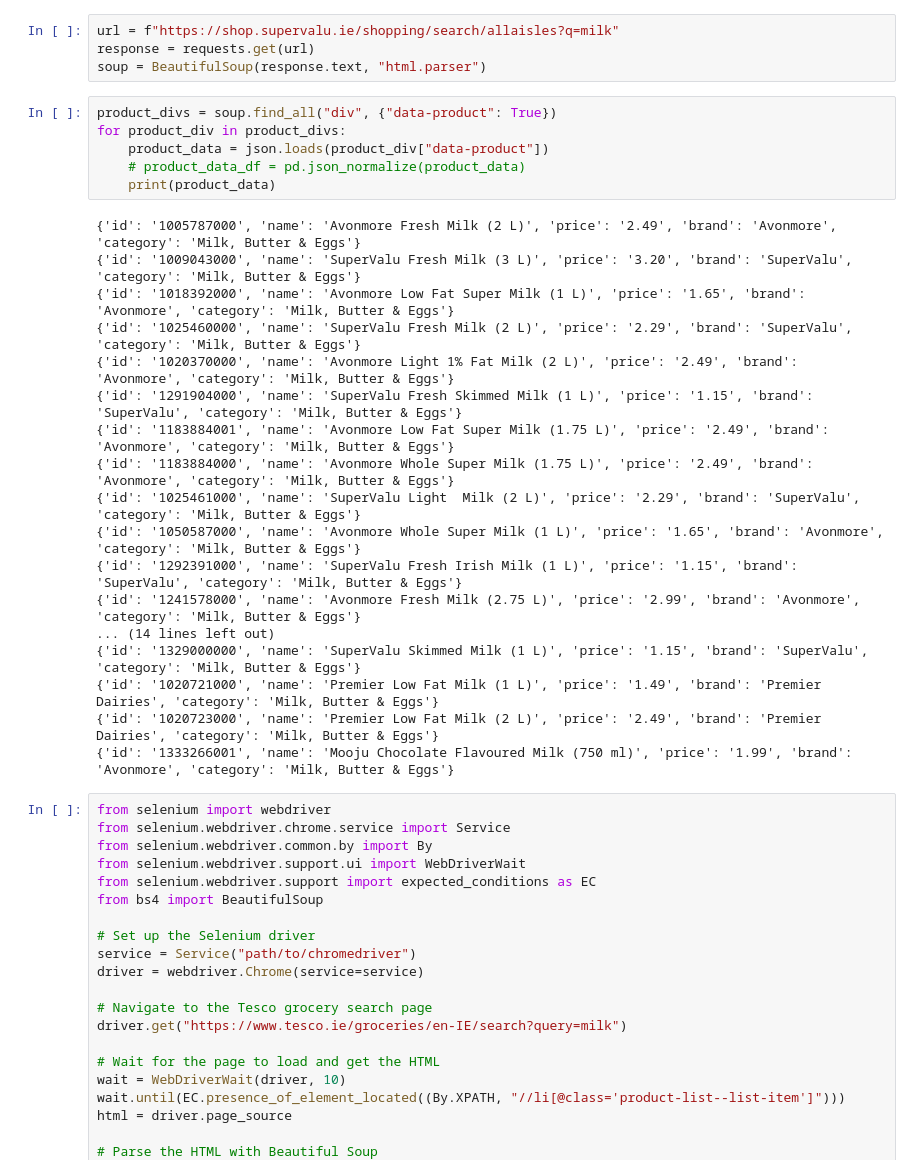
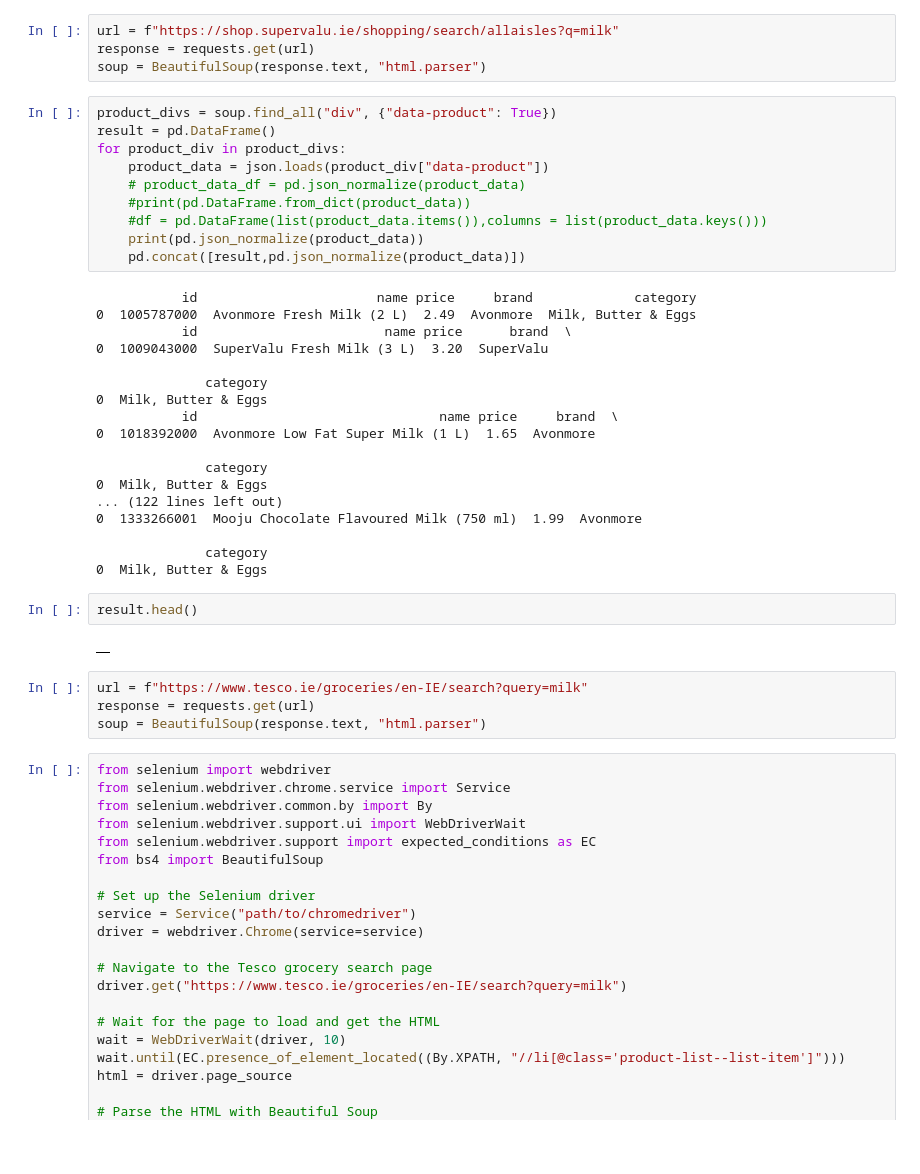
Before and after one commit to Akash2206/Python_CA2, a Jupyter notebook: Python_CA2_Akash_Satpute.ipynb, the cells around one changed output. Saved outputs shown, nothing was run; the diff lists cells and outputs as text; blank space fills up the shorter version.

Commit message:
converting the supervalu result in pandas dataframe

```diff
--- a/Python_CA2_Akash_Satpute.ipynb
+++ b/Python_CA2_Akash_Satpute.ipynb
@@ -9,28 +9,40 @@ response = requests.get(url)
 soup = BeautifulSoup(response.text, "html.parser")
 # %%
 product_divs = soup.find_all("div", {"data-product": True})
+result = pd.DataFrame()
 for product_div in product_divs:
     product_data = json.loads(product_div["data-product"])
     # product_data_df = pd.json_normalize(product_data)
-    print(product_data)
+    #print(pd.DataFrame.from_dict(product_data))
+    #df = pd.DataFrame(list(product_data.items()),columns = list(product_data.keys()))
+    print(pd.json_normalize(product_data))
+    pd.concat([result,pd.json_normalize(product_data)])
 # %% [output]
-{'id': '1005787000', 'name': 'Avonmore Fresh Milk (2 L)', 'price': '2.49', 'brand': 'Avonmore', 'category': 'Milk, Butter & Eggs'}
-{'id': '1009043000', 'name': 'SuperValu Fresh Milk (3 L)', 'price': '3.20', 'brand': 'SuperValu', 'category': 'Milk, Butter & Eggs'}
-{'id': '1018392000', 'name': 'Avonmore Low Fat Super Milk (1 L)', 'price': '1.65', 'brand': 'Avonmore', 'category': 'Milk, Butter & Eggs'}
-{'id': '1025460000', 'name': 'SuperValu Fresh Milk (2 L)', 'price': '2.29', 'brand': 'SuperValu', 'category': 'Milk, Butter & Eggs'}
-{'id': '1020370000', 'name': 'Avonmore Light 1% Fat Milk (2 L)', 'price': '2.49', 'brand': 'Avonmore', 'category': 'Milk, Butter & Eggs'}
-{'id': '1291904000', 'name': 'SuperValu Fresh Skimmed Milk (1 L)', 'price': '1.15', 'brand': 'SuperValu', 'category': 'Milk, Butter & Eggs'}
-{'id': '1183884001', 'name': 'Avonmore Low Fat Super Milk (1.75 L)', 'price': '2.49', 'brand': 'Avonmore', 'category': 'Milk, Butter & Eggs'}
-{'id': '1183884000', 'name': 'Avonmore Whole Super Milk (1.75 L)', 'price': '2.49', 'brand': 'Avonmore', 'category': 'Milk, Butter & Eggs'}
-{'id': '1025461000', 'name': 'SuperValu Light  Milk (2 L)', 'price': '2.29', 'brand': 'SuperValu', 'category': 'Milk, Butter & Eggs'}
-{'id': '1050587000', 'name': 'Avonmore Whole Super Milk (1 L)', 'price': '1.65', 'brand': 'Avonmore', 'category': 'Milk, Butter & Eggs'}
-{'id': '1292391000', 'name': 'SuperValu Fresh Irish Milk (1 L)', 'price': '1.15', 'brand': 'SuperValu', 'category': 'Milk, Butter & Eggs'}
-{'id': '1241578000', 'name': 'Avonmore Fresh Milk (2.75 L)', 'price': '2.99', 'brand': 'Avonmore', 'category': 'Milk, Butter & Eggs'}
-... (14 lines left out)
-{'id': '1329000000', 'name': 'SuperValu Skimmed Milk (1 L)', 'price': '1.15', 'brand': 'SuperValu', 'category': 'Milk, Butter & Eggs'}
-{'id': '1020721000', 'name': 'Premier Low Fat Milk (1 L)', 'price': '1.49', 'brand': 'Premier Dairies', 'category': 'Milk, Butter & Eggs'}
-{'id': '1020723000', 'name': 'Premier Low Fat Milk (2 L)', 'price': '2.49', 'brand': 'Premier Dairies', 'category': 'Milk, Butter & Eggs'}
-{'id': '1333266001', 'name': 'Mooju Chocolate Flavoured Milk (750 ml)', 'price': '1.99', 'brand': 'Avonmore', 'category': 'Milk, Butter & Eggs'}
+           id                       name price     brand             category
+0  1005787000  Avonmore Fresh Milk (2 L)  2.49  Avonmore  Milk, Butter & Eggs
+           id                        name price      brand  \
+0  1009043000  SuperValu Fresh Milk (3 L)  3.20  SuperValu
+
+              category
+0  Milk, Butter & Eggs
+           id                               name price     brand  \
+0  1018392000  Avonmore Low Fat Super Milk (1 L)  1.65  Avonmore
+
+              category
+0  Milk, Butter & Eggs
+... (122 lines left out)
+0  1333266001  Mooju Chocolate Flavoured Milk (750 ml)  1.99  Avonmore
+
+              category
+0  Milk, Butter & Eggs
+# %%
+result.head()
+# %% [output]
+|  |
+# %%
+url = f"https://www.tesco.ie/groceries/en-IE/search?query=milk"
+response = requests.get(url)
+soup = BeautifulSoup(response.text, "html.parser")
 # %%
 from selenium import webdriver
 from selenium.webdriver.chrome.service import Service
```
Also changed, not shown: parts of 1 cell of this notebook.
